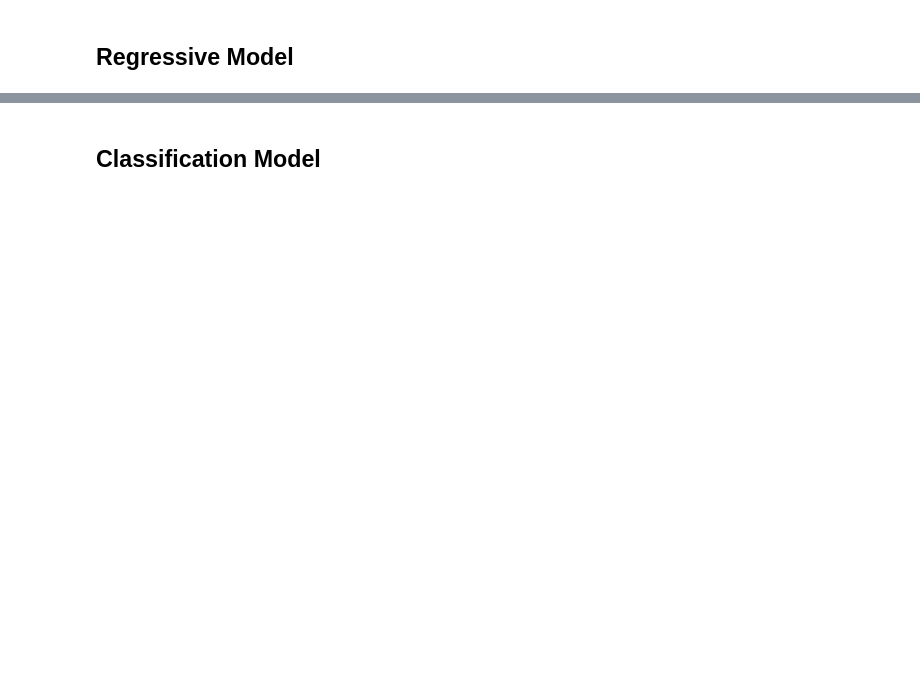
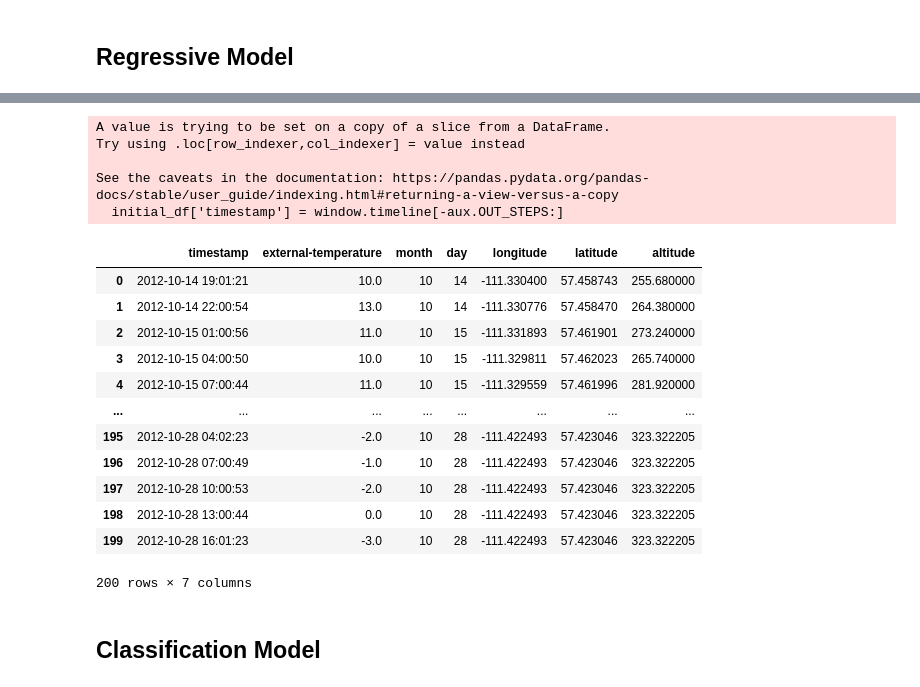
Before and after one commit to RaulCastillo547/TelepresentNature-ComparingModels, a Jupyter notebook: ModelCreation/model_analysis.ipynb, the cells around one changed output, grey strips where cells are left out. Drawn from its saved outputs; the diff is of its cells as text; code cells hidden in the pictures; blank space fills up the shorter version.

```diff
--- a/ModelCreation/model_analysis.ipynb
+++ b/ModelCreation/model_analysis.ipynb
@@ -34,6 +35,7 @@ tf_tut_window = aux.WindowGenerator(input_width=aux.OUT_STEPS,
 
 reg_window = aux.RegressiveWindow(f'{species}/{file_name}')
 classification_window = aux.ClassificationWindow(f'{species}/{file_name}', 3)
+rnn_window = aux.RNNWindow(f'{species}/{file_name}')
 
 results = {}
 
@@ -237,0 +360,9 @@ regressive_model.save(f'ModelCreation/SavedModels/{species}/{file_name}_regressi
+# %%
+rnn_regressive_model = tf.keras.models.Sequential([
+    tf.keras.layers.LSTM(32, return_sequences=False),
+    tf.keras.layers.Dense(aux.OUT_STEPS*3,
+                          kernel_initializer=tf.initializers.zeros()),
+    tf.keras.layers.Reshape([aux.OUT_STEPS, 3])
+])
+
+rnn_window.model_compilation_and_fitting(rnn_regressive_model)
@@ -238,3 +413,46 @@ regressive_model.save(f'ModelCreation/SavedModels/{species}/{file_name}_regressi
+# %%
+def graph_rnn_regressive(model, window:aux.RNNWindow, url_dest):
+    # Isolate OUTSTEP
+    initial_df = window.orig_df.iloc[-aux.OUT_STEPS:]
+    initial_df['timestamp'] = window.timeline[-aux.OUT_STEPS:]
+
+    # Gather Data
+    input_data = (initial_df[['external-temperature', 'month', 'day']] - window.train_df[['external-temperature', 'month', 'day']].mean())/window.train_df[['external-temperature', 'month', 'day']].std()
+    predicted_data = model(np.array(input_data.values).reshape((1, aux.OUT_STEPS, 3)))[0]*window.train_df[['longitude', 'latitude', 'altitude']].std() + window.train_df[['longitude', 'latitude', 'altitude']].mean()
+
+    #
+    input_df = initial_df[['timestamp', 'external-temperature', 'month', 'day']].reset_index()
+    label_df = pd.DataFrame(predicted_data, columns=['longitude', 'latitude', 'altitude'])
+
+    add_on_df = pd.concat([input_df, label_df], axis=1).drop(columns='index')
+
+    final_df = pd.concat([initial_df, add_on_df], axis=0, ignore_index=True)[['timestamp', 'external-temperature', 'month', 'day', 'longitude', 'latitude', 'altitude']]
+
+    final_df.to_csv(url_dest, index=False)
+
+    return final_df
+
+
+graph_rnn_regressive(rnn_regressive_model, rnn_window, f'TestCSV/{species}/{file_name}_RNN_regressive_EdgeAnalysis.csv')
+# %% [output]
+A value is trying to be set on a copy of a slice from a DataFrame.
+Try using .loc[row_indexer,col_indexer] = value instead
+
+See the caveats in the documentation: https://pandas.pydata.org/pandas-docs/stable/user_guide/indexing.html#returning-a-view-versus-a-copy
+  initial_df['timestamp'] = window.timeline[-aux.OUT_STEPS:]
+|  | timestamp | external-temperature | month | day | longitude | latitude | altitude |
+| 0 | 2012-10-14 19:01:21 | 10.0 | 10 | 14 | -111.330400 | 57.458743 | 255.680000 |
+| 1 | 2012-10-14 22:00:54 | 13.0 | 10 | 14 | -111.330776 | 57.458470 | 264.380000 |
+| 2 | 2012-10-15 01:00:56 | 11.0 | 10 | 15 | -111.331893 | 57.461901 | 273.240000 |
+| 3 | 2012-10-15 04:00:50 | 10.0 | 10 | 15 | -111.329811 | 57.462023 | 265.740000 |
+| 4 | 2012-10-15 07:00:44 | 11.0 | 10 | 15 | -111.329559 | 57.461996 | 281.920000 |
+| ... | ... | ... | ... | ... | ... | ... | ... |
+| 195 | 2012-10-28 04:02:23 | -2.0 | 10 | 28 | -111.422493 | 57.423046 | 323.322205 |
+| 196 | 2012-10-28 07:00:49 | -1.0 | 10 | 28 | -111.422493 | 57.423046 | 323.322205 |
+| 197 | 2012-10-28 10:00:53 | -2.0 | 10 | 28 | -111.422493 | 57.423046 | 323.322205 |
+| 198 | 2012-10-28 13:00:44 | 0.0 | 10 | 28 | -111.422493 | 57.423046 | 323.322205 |
+| 199 | 2012-10-28 16:01:23 | -3.0 | 10 | 28 | -111.422493 | 57.423046 | 323.322205 |
+200 rows × 7 columns
 # %% [markdown]
 ## Classification Model
 # %%
```
Also changed, not shown: parts of 36 cells of this notebook, 1 other file.
